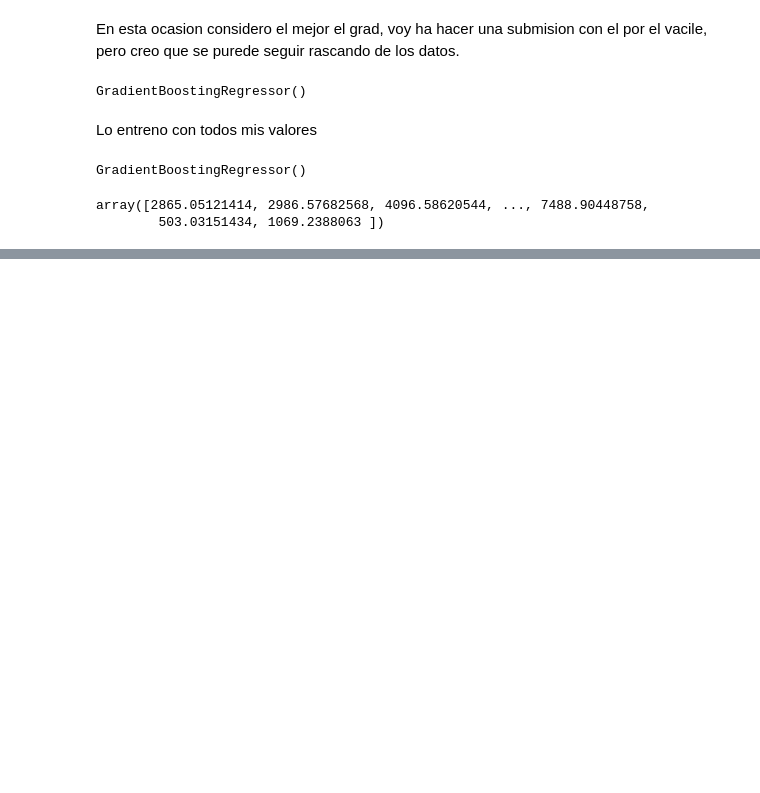
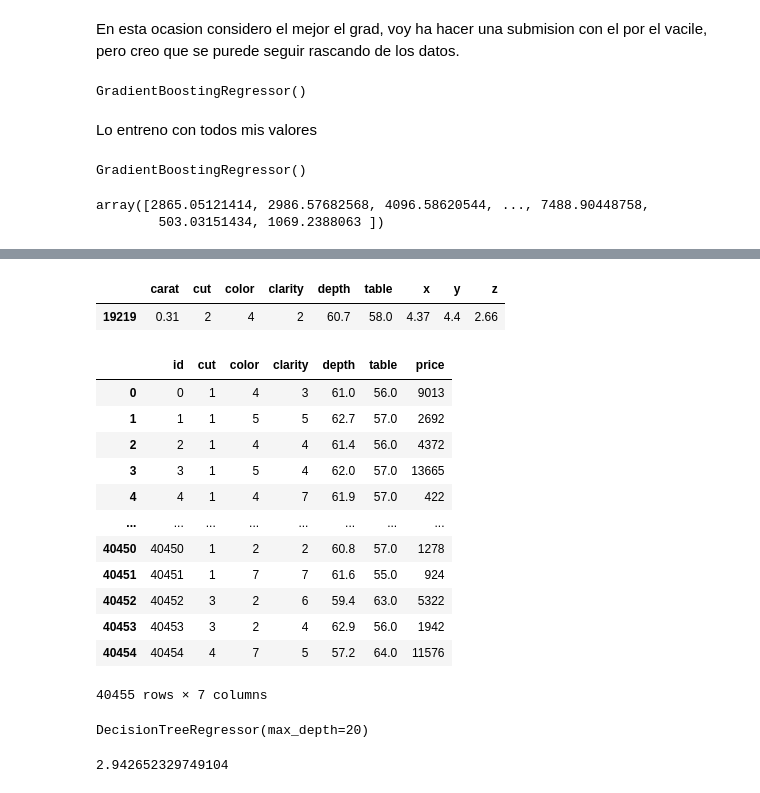
Before and after one commit to 4tolon/DiamondProject, a Jupyter notebook: notebooks/1_Exploracion.ipynb, the cells around one changed output, grey strips where cells are left out. Drawn from its saved outputs; the diff is of its cells as text; code cells hidden in the pictures; blank space fills up the shorter version.

```diff
--- a/notebooks/1_Exploracion.ipynb
+++ b/notebooks/1_Exploracion.ipynb
@@ -313,0 +376,23 @@ SyntaxError: invalid syntax. Perhaps you forgot a comma? (2941092259.py, line 1)
+# %%
+X3.sample(1)
+# %% [output]
+|  | carat | cut | color | clarity | depth | table | x | y | z |
+| 19219 | 0.31 | 2 | 4 | 2 | 60.7 | 58.0 | 4.37 | 4.4 | 2.66 |
+# %%
+X3 = train.drop(["carat",'x', 'y', 'z'], axis=1)
+# %%
+X3
+# %% [output]
+|  | id | cut | color | clarity | depth | table | price |
+| 0 | 0 | 1 | 4 | 3 | 61.0 | 56.0 | 9013 |
+| 1 | 1 | 1 | 5 | 5 | 62.7 | 57.0 | 2692 |
+| 2 | 2 | 1 | 4 | 4 | 61.4 | 56.0 | 4372 |
+| 3 | 3 | 1 | 5 | 4 | 62.0 | 57.0 | 13665 |
+| 4 | 4 | 1 | 4 | 7 | 61.9 | 57.0 | 422 |
+| ... | ... | ... | ... | ... | ... | ... | ... |
+| 40450 | 40450 | 1 | 2 | 2 | 60.8 | 57.0 | 1278 |
+| 40451 | 40451 | 1 | 7 | 7 | 61.6 | 55.0 | 924 |
+| 40452 | 40452 | 3 | 2 | 6 | 59.4 | 63.0 | 5322 |
+| 40453 | 40453 | 3 | 2 | 4 | 62.9 | 56.0 | 1942 |
+| 40454 | 40454 | 4 | 7 | 5 | 57.2 | 64.0 | 11576 |
+40455 rows × 7 columns
@@ -313,0 +401,4 @@ SyntaxError: invalid syntax. Perhaps you forgot a comma? (2941092259.py, line 1)
+# %%
+tree_reg.fit(X_train3, y_train3)
+# %% [output]
+DecisionTreeRegressor(max_depth=20)
@@ -313,0 +407,4 @@ SyntaxError: invalid syntax. Perhaps you forgot a comma? (2941092259.py, line 1)
+# %%
+metrics.mean_squared_error(y_test3, y_pred3)
+# %% [output]
+2.942652329749104
```
Also changed, not shown: parts of 97 cells of this notebook, 21 other files.
